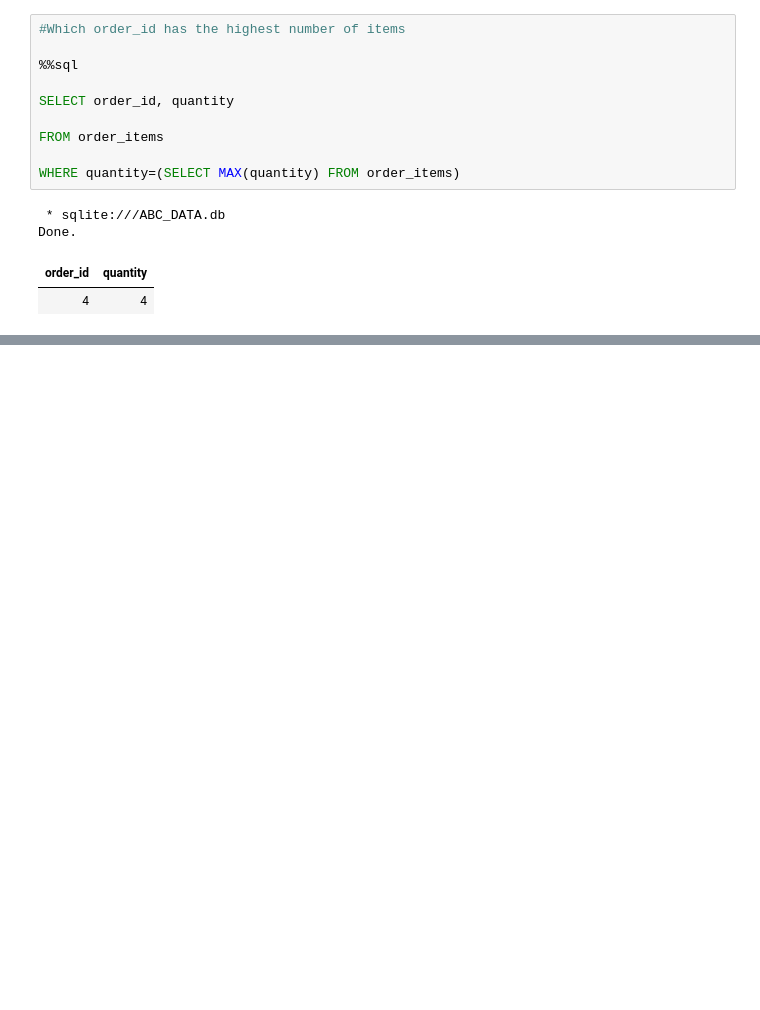
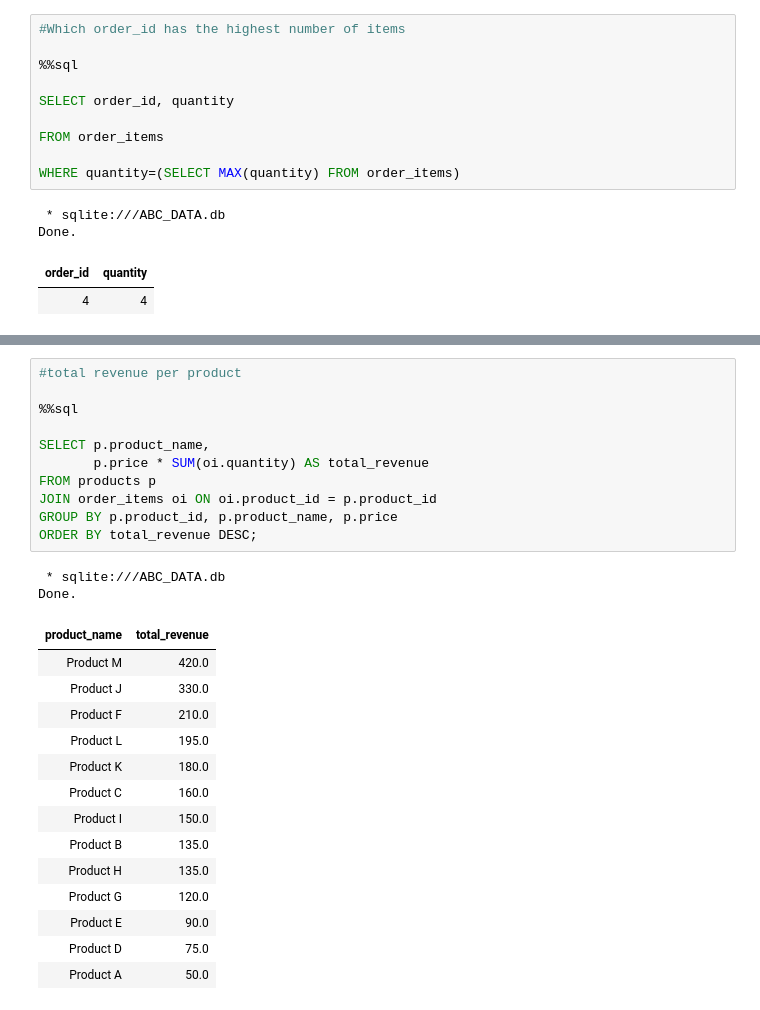
Before and after one commit to mandem296/SQLite-Chinook, a Jupyter notebook: SQL_&_PowerBi_Challenges.ipynb, the cells around one changed output, grey strips where cells are left out. Saved outputs shown, nothing was run; the diff lists cells and outputs as text; blank space fills up the shorter version.

Commit message:
Day 4: Quering using join and inbuilt functions such as sum and implementing ORDER BY

```diff
--- a/SQL_&_PowerBi_Challenges.ipynb
+++ b/SQL_&_PowerBi_Challenges.ipynb
@@ -387,0 +413,28 @@ Done.
+# %%
+#total revenue per product
+
+%%sql
+
+SELECT p.product_name,
+       p.price * SUM(oi.quantity) AS total_revenue
+FROM products p
+JOIN order_items oi ON oi.product_id = p.product_id
+GROUP BY p.product_id, p.product_name, p.price
+ORDER BY total_revenue DESC;
+# %% [output]
+ * sqlite:///ABC_DATA.db
+Done.
+| product_name | total_revenue |
+| Product M | 420.0 |
+| Product J | 330.0 |
+| Product F | 210.0 |
+| Product L | 195.0 |
+| Product K | 180.0 |
+| Product C | 160.0 |
+| Product I | 150.0 |
+| Product B | 135.0 |
+| Product H | 135.0 |
+| Product G | 120.0 |
+| Product E | 90.0 |
+| Product D | 75.0 |
+| Product A | 50.0 |
```
Also changed, not shown: parts of 2 cells of this notebook.
